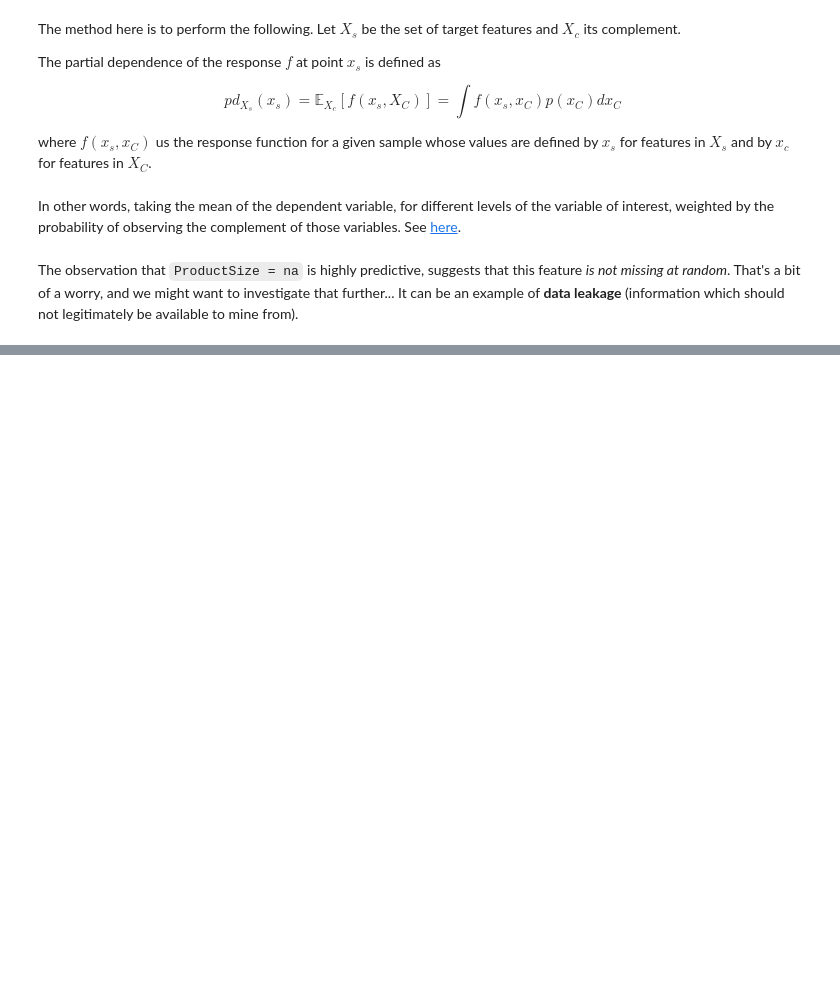
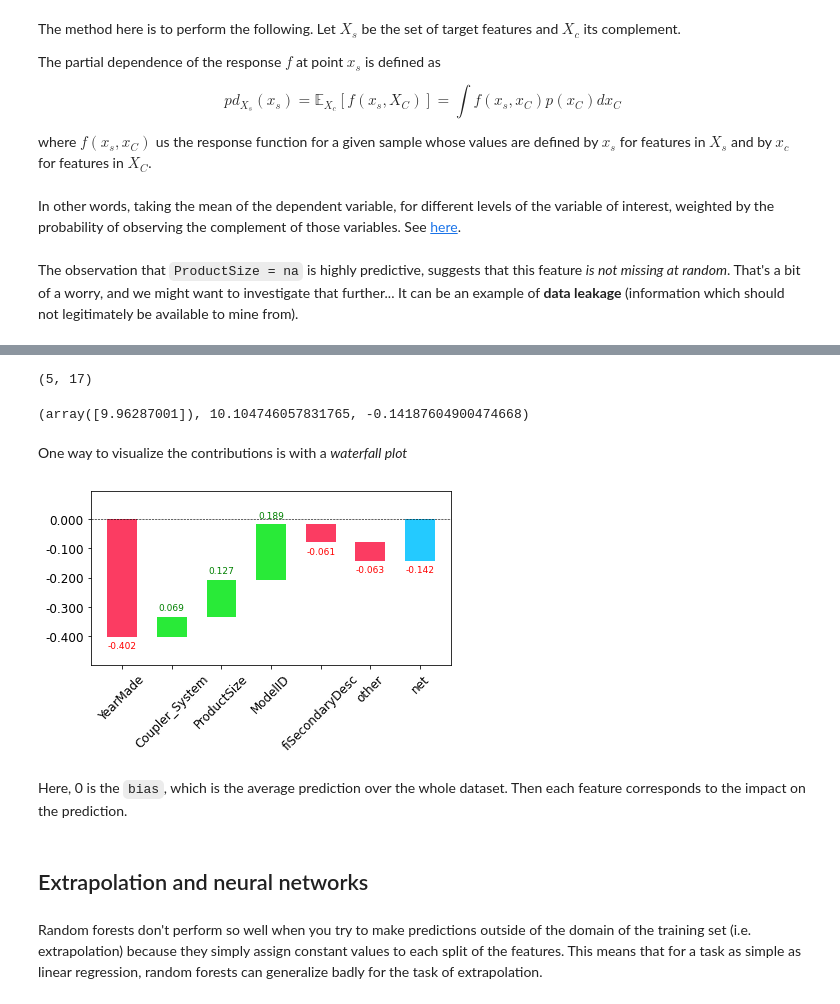
Before and after one commit to jaryaman/fastai-v4, a Jupyter notebook: notebooks/07-JA-tabular-modelling.ipynb, the cells around one changed output, grey strips where cells are left out. Saved outputs shown, nothing was run; the diff lists cells and outputs as text; code cells hidden in the pictures; blank space fills up the shorter version.

```diff
--- a/notebooks/07-JA-tabular-modelling.ipynb
+++ b/notebooks/07-JA-tabular-modelling.ipynb
@@ -552,0 +567,2 @@ The observation that `ProductSize = na` is highly predictive, suggests that this
+# %%
+row = valid_xs_final.iloc[:5]
@@ -552,0 +571,2 @@ The observation that `ProductSize = na` is highly predictive, suggests that this
+# %%
+prediction, bias, contributions = treeinterpreter.predict(m, row.values)
@@ -552,0 +581,22 @@ The observation that `ProductSize = na` is highly predictive, suggests that this
+# %%
+contributions.shape
+# %% [output]
+(5, 17)
+# %%
+prediction[0], bias[0], contributions[0].sum()
+# %% [output]
+(array([9.96287001]), 10.104746057831765, -0.14187604900474668)
+# %% [markdown]
+One way to visualize the contributions is with a _waterfall plot_
+# %%
+waterfall(valid_xs_final.columns, contributions[0],
+          threshold=0.08, # for "other"
+          rotation_value=45, formatting='{:,.3f}');
+# %% [output]
+[figure, added]
+# %% [markdown]
+Here, 0 is the `bias`, which is the average prediction over the whole dataset. Then each feature corresponds to the impact on the prediction.
+# %% [markdown]
+## Extrapolation and neural networks
+# %% [markdown]
+Random forests don't perform so well when you try to make predictions outside of the domain of the training set (i.e. extrapolation) because they simply assign constant values to each split of the features. This means that for a task as simple as linear regression, random forests can generalize badly for the task of extrapolation.
```
Also changed, not shown: parts of 69 cells of this notebook.
